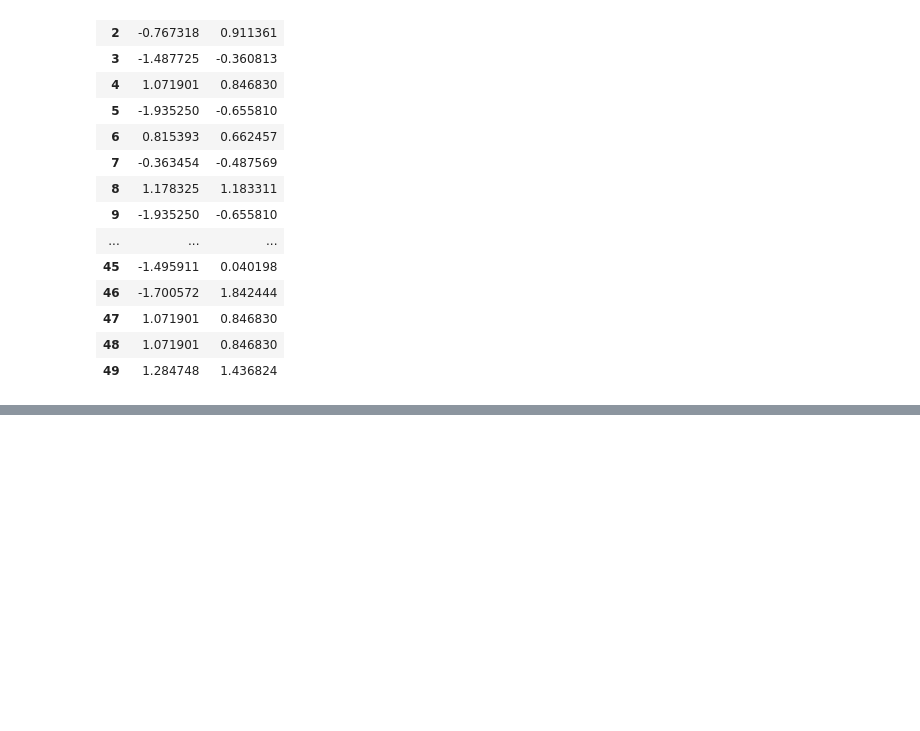
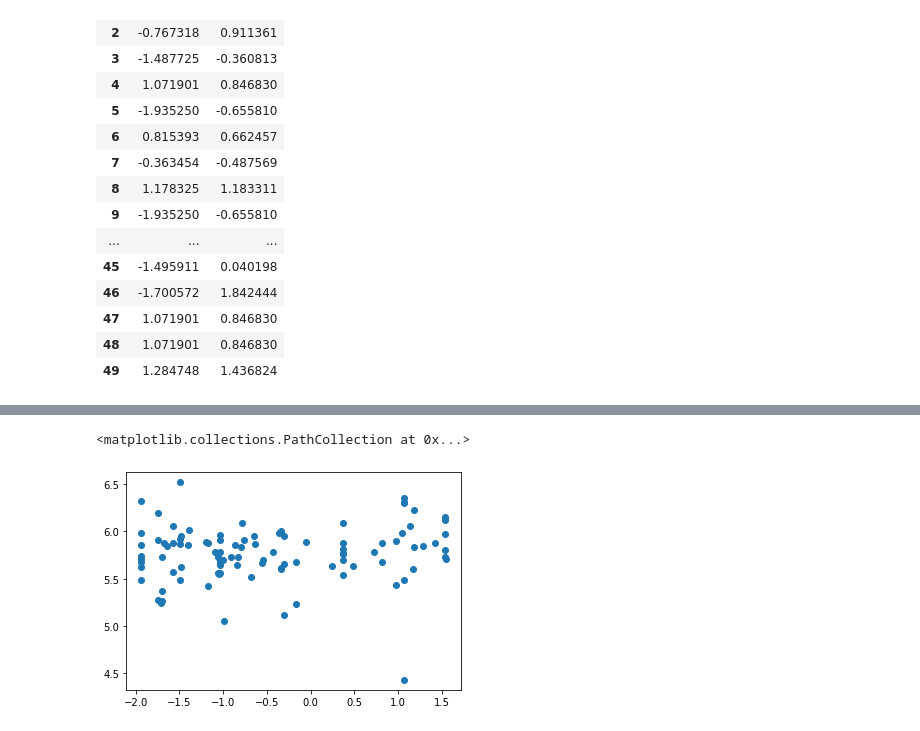
Before and after one commit to Tibor-Krols/CogSci2-Spotify, a Jupyter notebook: lyrics_model.ipynb, the cells around one changed output, grey strips where cells are left out. Cells and saved outputs as stored; diff of their text form; code cells hidden in the pictures; blank space fills up the shorter version.

```diff
--- a/lyrics_model.ipynb
+++ b/lyrics_model.ipynb
@@ -43,6 +43,7 @@ True
 # %%
 tokens = set(lemmatizer.lemmatize(word.lower()) for word in tester.iloc[22].split(' '))
 # %%
+tokens = set(lemmatizer.lemmatize(word.lower()) for word in tester.iloc[22].split(' '))
 affective_words = list(set(xanew.index).intersection(tokens))
 print(affective_words)
 # %% [output]
@@ -108,0 +123,19 @@ data[['y_valence', 'y_arousal']][:50]
+# %%
+mean_affect = []
+
+for i,song in enumerate(tester):
+    tokens = set(lemmatizer.lemmatize(word.lower()) for word in tester.iloc[i].split(' '))
+    affective_words = list(set(xanew.index).intersection(tokens))
+    mean_affect.append(xanew.loc[affective_words].mean())
+# %%
+mean_affect_valence = []
+mean_affect_arousal = []
+for series in mean_affect:
+    #print(series)
+    mean_affect_valence.append(series['valence'])
+    mean_affect_arousal.append(series['arousal'])
+# %%
+plt.scatter(np.array(data[['y_valence']][:100]), np.array(mean_affect_valence))
+# %% [output]
+<matplotlib.collections.PathCollection at 0x...>
+[figure, added]
```
Also changed, not shown: parts of 10 cells of this notebook.
